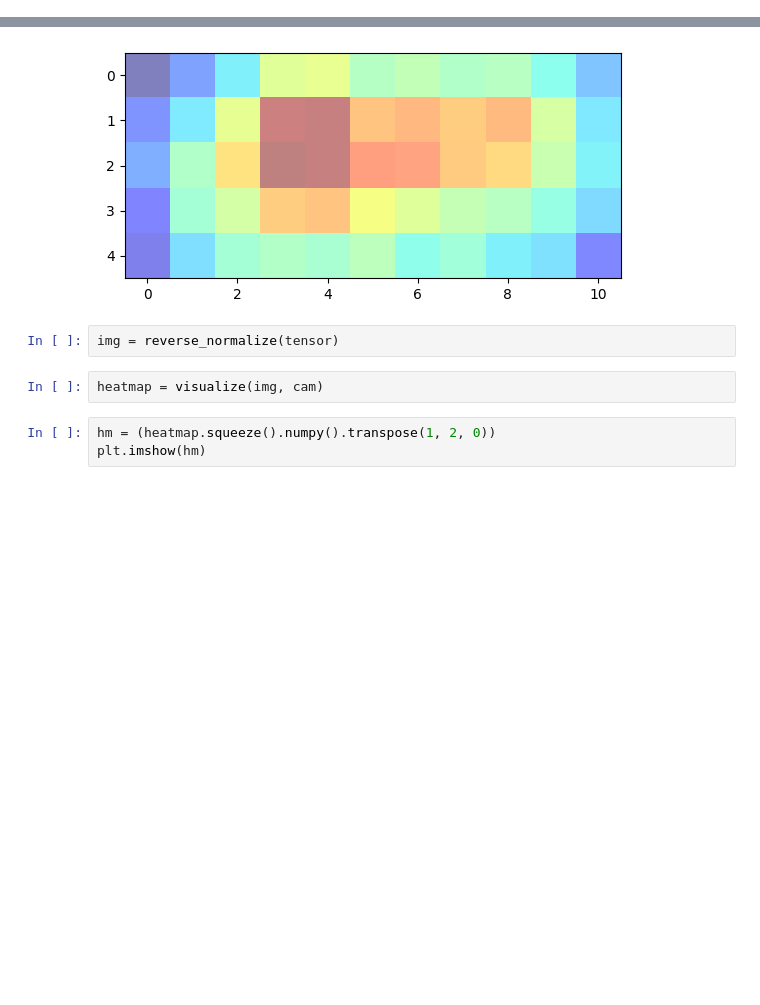
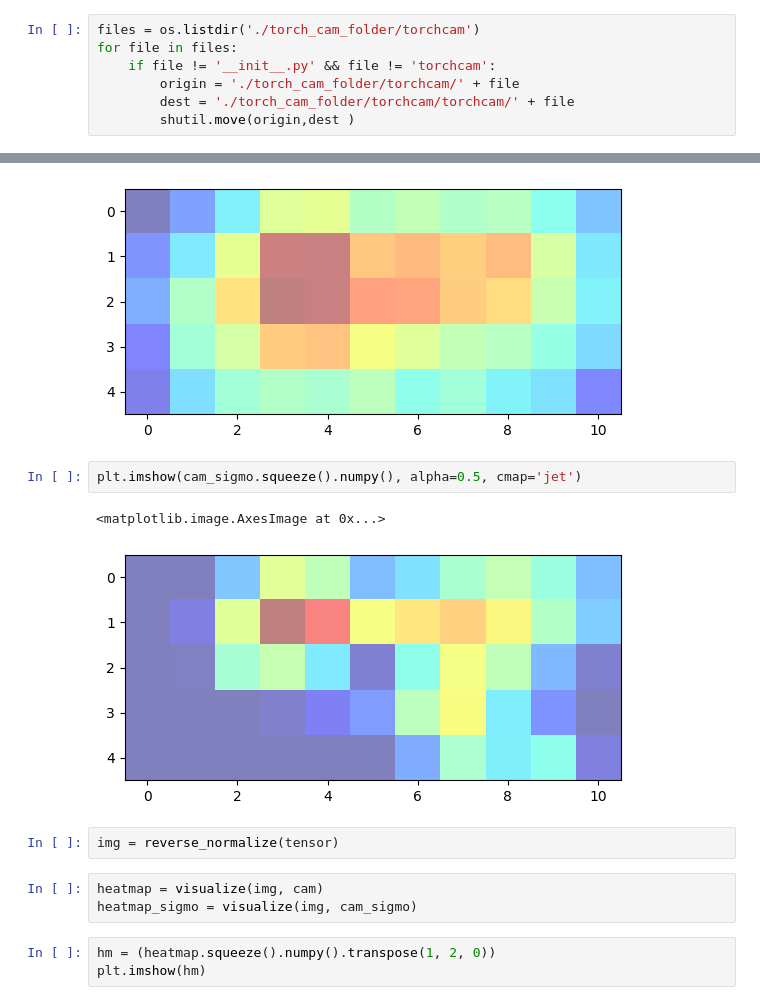
Before and after one commit to 98Rico/smooth_grad_cam_inter, a Jupyter notebook: Test_Model.ipynb, the cells around one changed output, grey strips where cells are left out. Saved outputs shown, nothing was run; the diff lists cells and outputs as text; blank space fills up the shorter version.

```diff
--- a/Test_Model.ipynb
+++ b/Test_Model.ipynb
@@ -64,0 +78,7 @@ from zia_vision.base_model import ImageClassificationModelLight
+# %%
+files = os.listdir('./torch_cam_folder/torchcam')
+for file in files:
+    if file != '__init__.py' && file != 'torchcam':
+        origin = './torch_cam_folder/torchcam/' + file
+        dest = './torch_cam_folder/torchcam/torchcam/' + file
+        shutil.move(origin,dest )
@@ -429,10 +459,16 @@ plt.imshow(cam.squeeze().numpy(), alpha=0.5, cmap='jet')
 # %% [output]
 <matplotlib.image.AxesImage at 0x...>
 [figure]
+# %%
+plt.imshow(cam_sigmo.squeeze().numpy(), alpha=0.5, cmap='jet')
+# %% [output]
+<matplotlib.image.AxesImage at 0x...>
+[figure, added]
 # %%
 img = reverse_normalize(tensor)
 # %%
 heatmap = visualize(img, cam)
+heatmap_sigmo = visualize(img, cam_sigmo)
 # %%
 hm = (heatmap.squeeze().numpy().transpose(1, 2, 0))
 plt.imshow(hm)
```
Also changed, not shown: parts of 10 cells of this notebook.
